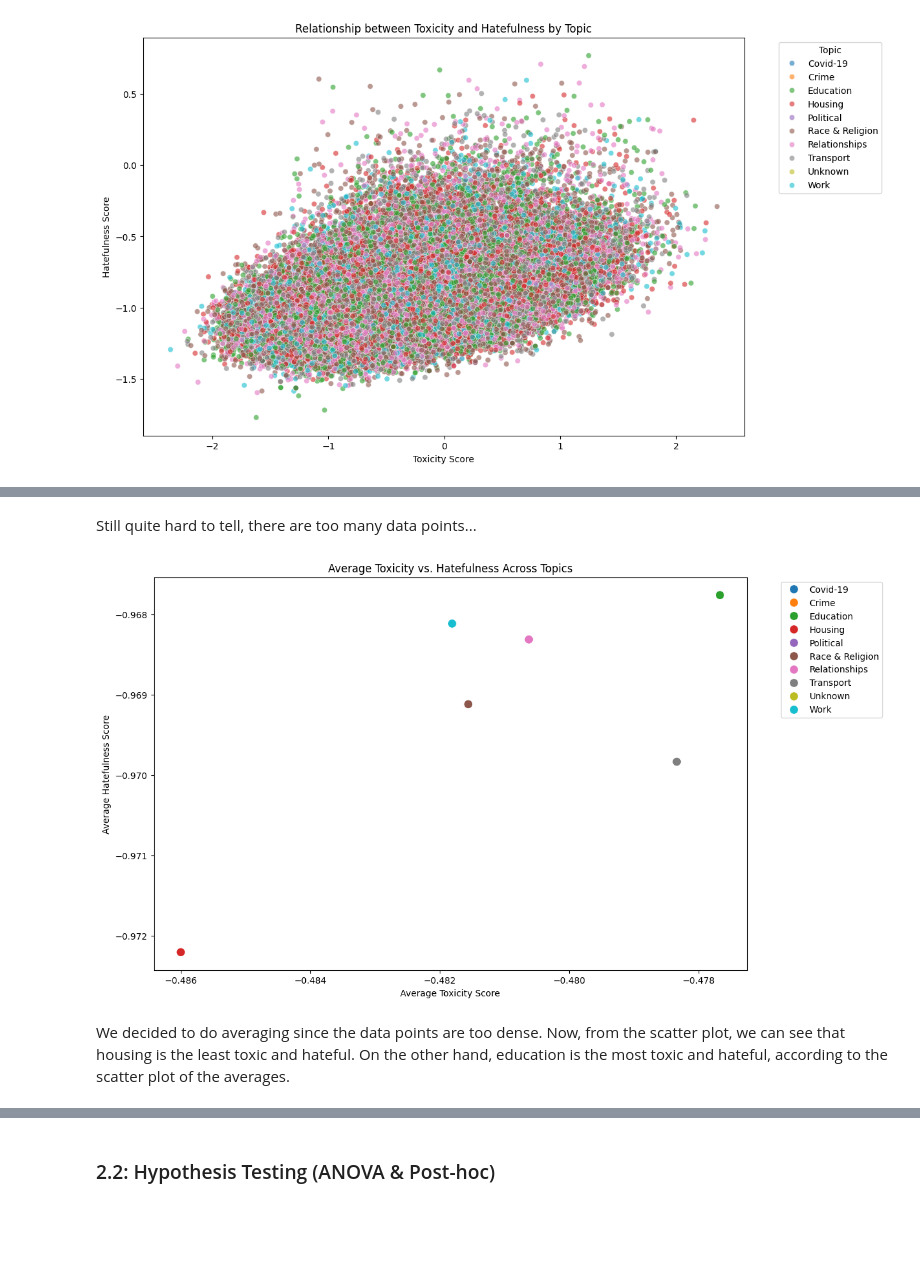
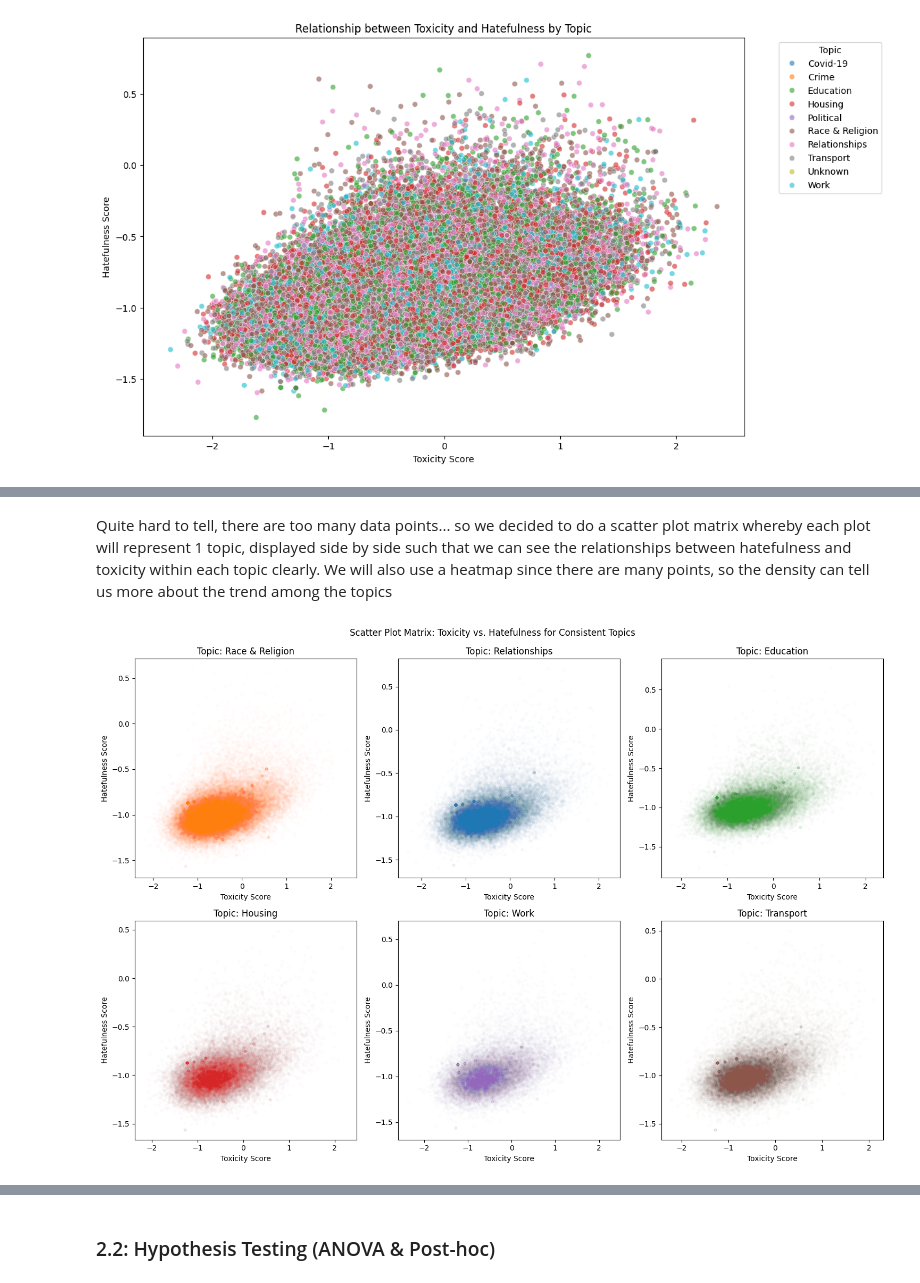
Before and after one commit to rhyden-kx/DSA4264, a Jupyter notebook: toxicity_and_hatefulness_processing/analysis_consistent.ipynb, the cells around one changed output, grey strips where cells are left out. Saved outputs shown, nothing was run; the diff lists cells and outputs as text; code cells hidden in the pictures; blank space fills up the shorter version.

Commit message:
changed to scatter plot matrix

```diff
--- a/toxicity_and_hatefulness_processing/analysis_consistent.ipynb
+++ b/toxicity_and_hatefulness_processing/analysis_consistent.ipynb
@@ -25,7 +25,7 @@ from sklearn.feature_extraction.text import CountVectorizer
 # %%
 #results_df = pd.read_csv('../../data/topic_model_results.csv',  lineterminator='\n', encoding='utf8')
 # %%
-results_df = pd.read_csv('./data/topic_model_results.csv',  lineterminator='\n', encoding='utf8')
+results_df = pd.read_csv('./topic_model_results.csv',  lineterminator='\n', encoding='utf8')
 # %%
 results_df.head()
 # %% [output]
@@ -230,17 +214,43 @@ plt.show()
-# %% [markdown]
-Still quite hard to tell, there are too many data points...
-# %%
-# Average toxic and hateful scores per topic for plotting
-topic_avg_scores = consistent_df.groupby('topic')[['toxic_score', 'hateful_score']].mean().reset_index()
-
-plt.figure(figsize=(12, 8))
-sns.scatterplot(topic_avg_scores, x='toxic_score', y='hateful_score', hue='topic', alpha=1, s=100)
-plt.title("Average Toxicity vs. Hatefulness Across Topics")
-plt.xlabel("Average Toxicity Score")
-plt.ylabel("Average Hatefulness Score")
-plt.legend(bbox_to_anchor=(1.05, 1), loc='upper left')
-plt.show()
-# %% [output]
-[figure, removed]
-# %% [markdown]
-We decided to do averaging since the data points are too dense. Now, from the scatter plot, we can see that housing is the least toxic and hateful. On the other hand, education is the most toxic and hateful, according to the scatter plot of the averages.
+# %% [markdown]
+Quite hard to tell, there are too many data points... so we decided to do a scatter plot matrix whereby each plot will represent 1 topic, displayed side by side such that we can see the relationships between hatefulness and toxicity within each topic clearly. We will also use a heatmap since there are many points, so the density can tell us more about the trend among the topics
+# %%
+# Define consistent topics and their colors
+consistent_topics = ['Race & Religion', 'Relationships', 'Education', 'Housing', 'Work', 'Transport']
+topic_palette = {
+    'Race & Religion': '#FF7F0E',
+    'Relationships': '#1F77B4',
+    'Education': '#2CA02C',
+    'Housing': '#D62728',
+    'Work': '#9467BD',
+    'Transport': '#8C564B'
+}
+
+# Set up a 2x3 grid for the six plots
+fig, axes = plt.subplots(2, 3, figsize=(15, 10))
+axes = axes.flatten()  # Flatten to iterate over for each topic
+
+# Plot each topic on a separate scatter plot
+for idx, topic in enumerate(consistent_topics):
+    # Filter data for the current topic
+    topic_data = consistent_df[consistent_df['topic'] == topic]
+
+    # Create scatter plot with transparency to show density
+    axes[idx].scatter(
+        topic_data['toxic_score'],
+        topic_data['hateful_score'],
+        color=topic_palette[topic],
+        alpha=0.01,
+        s=10
+    )
+
+    # Set title and labels for each subplot
+    axes[idx].set_title(f'Topic: {topic}')
+    axes[idx].set_xlabel('Toxicity Score')
+    axes[idx].set_ylabel('Hatefulness Score')
+
+# Adjust layout to avoid overlapping
+plt.tight_layout()
+plt.suptitle("Scatter Plot Matrix: Toxicity vs. Hatefulness for Consistent Topics", y=1.02)
+plt.show()
+# %% [output]
+[figure, added]
```
Also changed, not shown: parts of 3 cells of this notebook.
